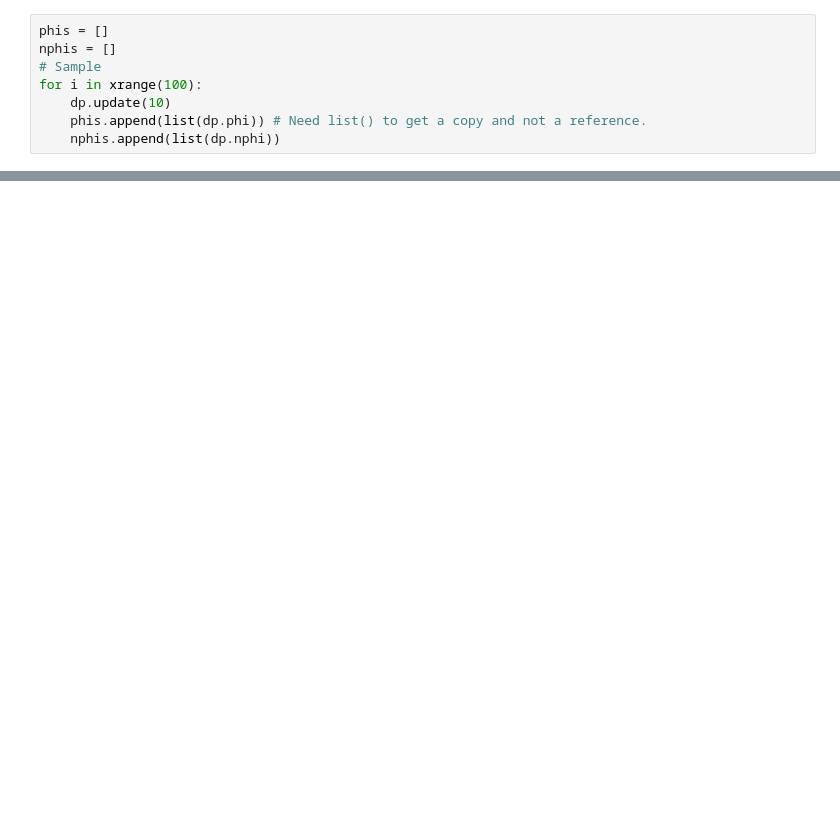
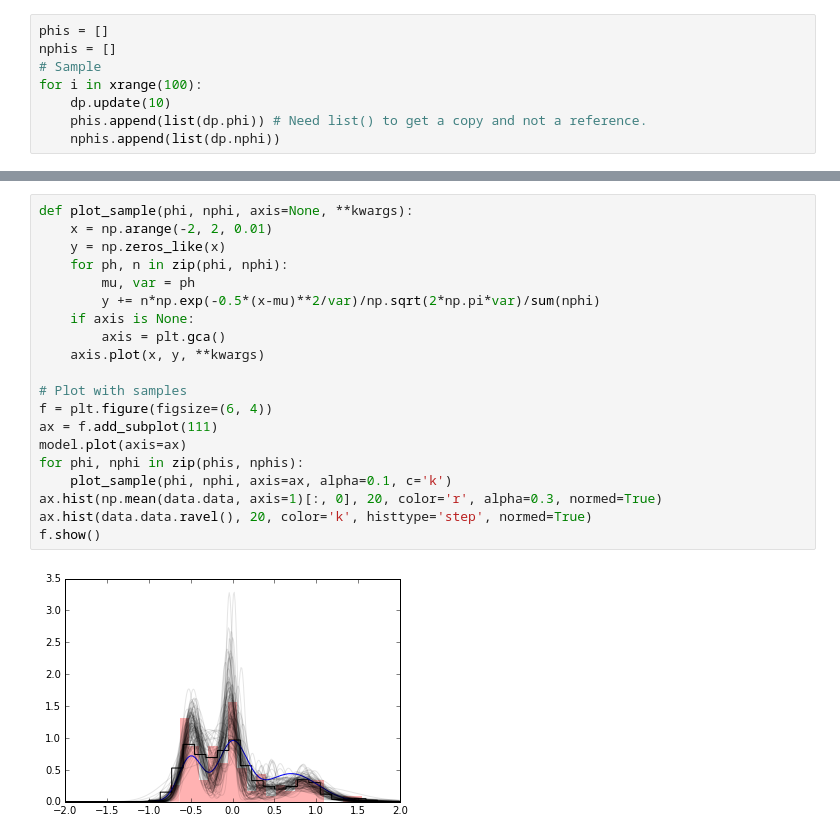
Before and after one commit to jmeyers314/DPMM, a Jupyter notebook: notebooks/DPMM with Pseudo-Marginal Data.ipynb, the cells around one changed output, grey strips where cells are left out. Cells and saved outputs as stored; diff of their text form; blank space fills up the shorter version.

```diff
--- a/notebooks/DPMM with Pseudo-Marginal Data.ipynb
+++ b/notebooks/DPMM with Pseudo-Marginal Data.ipynb
@@ -116,0 +117,22 @@ f.show()
+# %%
+def plot_sample(phi, nphi, axis=None, **kwargs):
+    x = np.arange(-2, 2, 0.01)
+    y = np.zeros_like(x)
+    for ph, n in zip(phi, nphi):
+        mu, var = ph
+        y += n*np.exp(-0.5*(x-mu)**2/var)/np.sqrt(2*np.pi*var)/sum(nphi)
+    if axis is None:
+        axis = plt.gca()
+    axis.plot(x, y, **kwargs)
+
+# Plot with samples
+f = plt.figure(figsize=(6, 4))
+ax = f.add_subplot(111)
+model.plot(axis=ax)
+for phi, nphi in zip(phis, nphis):
+    plot_sample(phi, nphi, axis=ax, alpha=0.1, c='k')
+ax.hist(np.mean(data.data, axis=1)[:, 0], 20, color='r', alpha=0.3, normed=True)
+ax.hist(data.data.ravel(), 20, color='k', histtype='step', normed=True)
+f.show()
+# %% [output]
+[figure, added]
```
Also changed, not shown: parts of 5 cells of this notebook, 7 other files.
